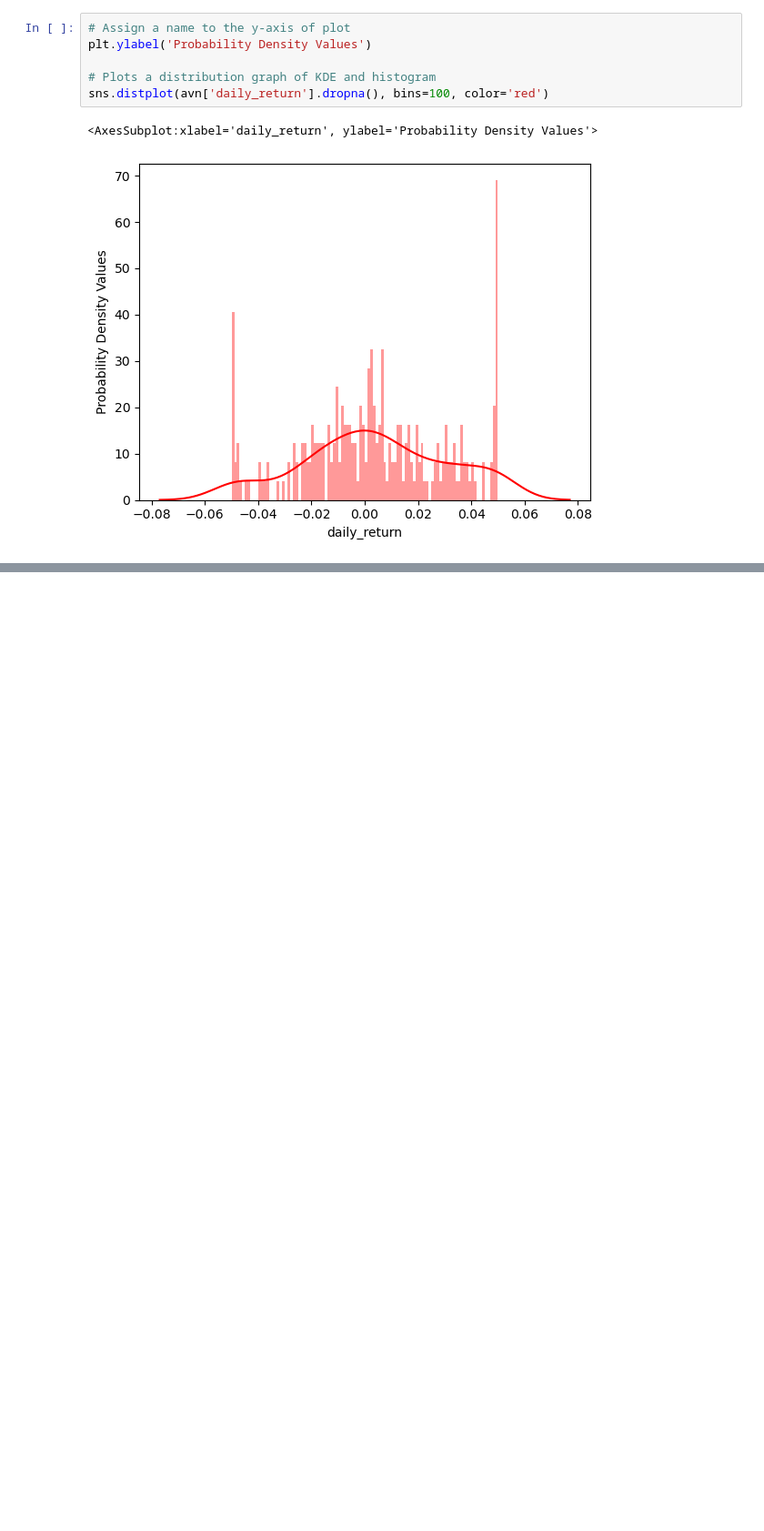
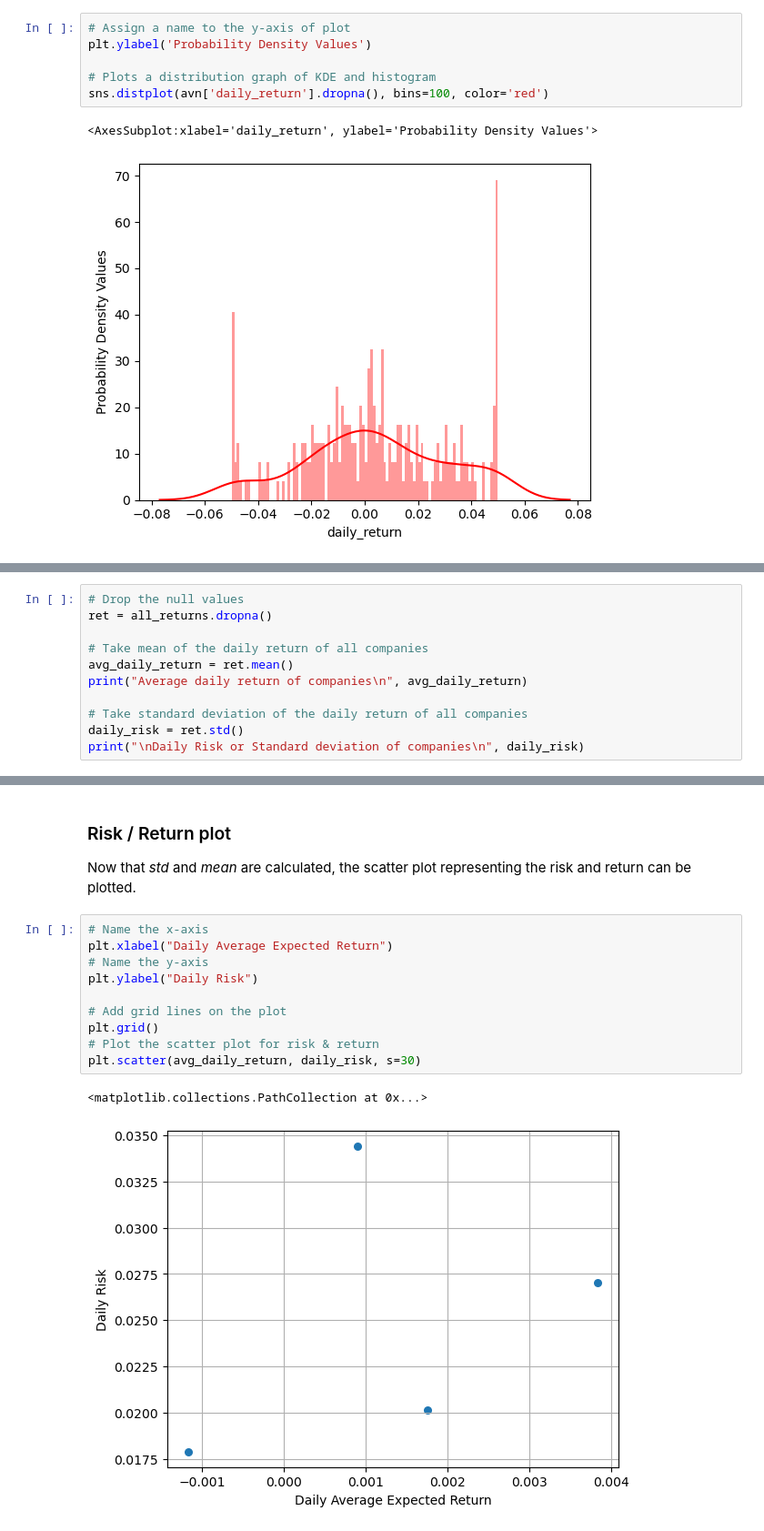
Before and after one commit to ZobaerIslam/stockMarketAnalysis, a Jupyter notebook: stock_market_analysis.ipynb, the cells around one changed output, grey strips where cells are left out. Shown at 91% size. Drawn from its saved outputs; the diff is of its cells as text; blank space fills up the shorter version.

Commit message:
risk estimation

```diff
--- a/stock_market_analysis.ipynb
+++ b/stock_market_analysis.ipynb
@@ -375,0 +397,11 @@ From this correlation, we can infer that **NETSOL** and **Avanceon** are correla
+# %%
+# Drop the null values
+ret = all_returns.dropna()
+
+# Take mean of the daily return of all companies
+avg_daily_return = ret.mean()
+print("Average daily return of companies\n", avg_daily_return)
+
+# Take standard deviation of the daily return of all companies
+daily_risk = ret.std()
+print("\nDaily Risk or Standard deviation of companies\n", daily_risk)
@@ -375,0 +422,16 @@ From this correlation, we can infer that **NETSOL** and **Avanceon** are correla
+# %% [markdown]
+### Risk / Return plot
+Now that *std* and *mean* are calculated, the scatter plot representing the risk and return can be plotted.
+# %%
+# Name the x-axis
+plt.xlabel("Daily Average Expected Return")
+# Name the y-axis
+plt.ylabel("Daily Risk")
+
+# Add grid lines on the plot
+plt.grid()
+# Plot the scatter plot for risk & return
+plt.scatter(avg_daily_return, daily_risk, s=30)
+# %% [output]
+<matplotlib.collections.PathCollection at 0x...>
+[figure, added]
```
Also changed, not shown: parts of 30 cells of this notebook.
